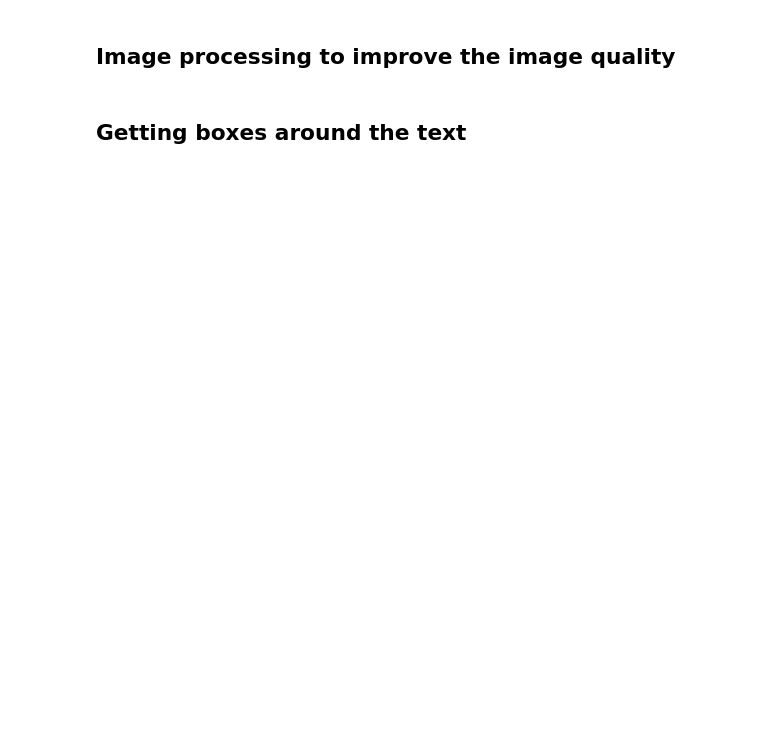
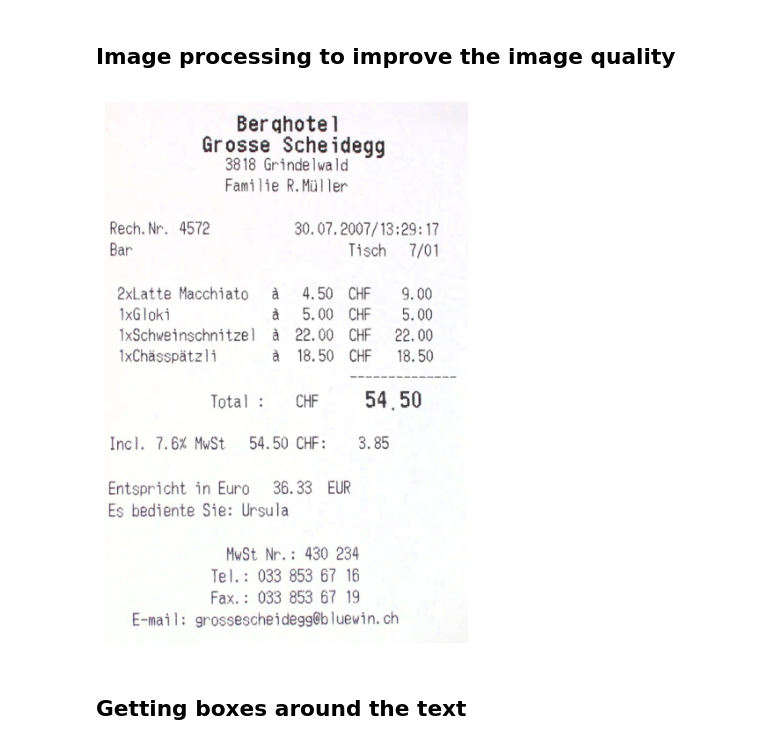
Before and after one commit to watson222-2/python_data_preparation, a Jupyter notebook: tesseract_ocr_example.ipynb, the cells around one changed output. Cells and saved outputs as stored; diff of their text form; code cells hidden in the pictures; blank space fills up the shorter version.

```diff
--- a/tesseract_ocr_example.ipynb
+++ b/tesseract_ocr_example.ipynb
@@ -46,25 +70,25 @@ plt.show()
 # %%
 # Increase brightness function
 def increase_brightness(img, value=30):
     hsv = cv2.cvtColor(img, cv2.COLOR_BGR2HSV)
     h, s, v = cv2.split(hsv)
 
     lim = 255 - value
     v[v > lim] = 255
     v[v <= lim] += value
 
     final_hsv = cv2.merge((h, s, v))
     img = cv2.cvtColor(final_hsv, cv2.COLOR_HSV2BGR)
     return img
 
 # Improve image quality step by step
 img_01 = cv2.imread('./Data/receipt.png')
 img = increase_brightness(img_01, value=30)
 
 # Plot image of receipt
-plt.imshow(img)
-plt.axis('off')
-plt.show()
+plot_image(img, 8)
+# %% [output]
+[figure, added]
 # %% [markdown]
 ## Getting boxes around the text
 # %%
```
Also changed, not shown: parts of 8 cells of this notebook, 2 other files.
